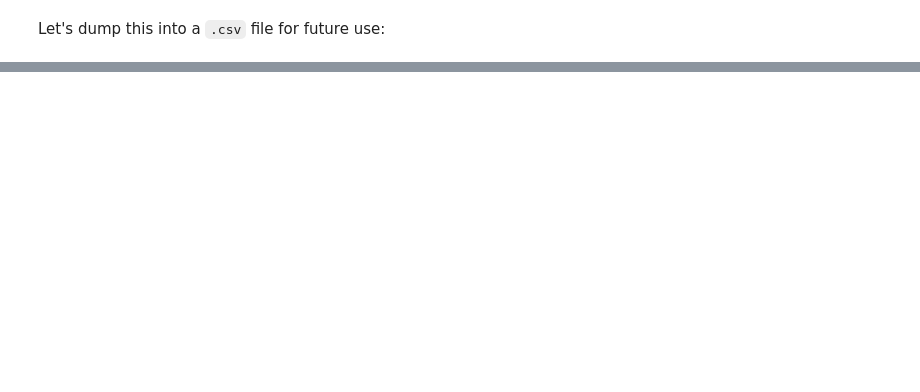
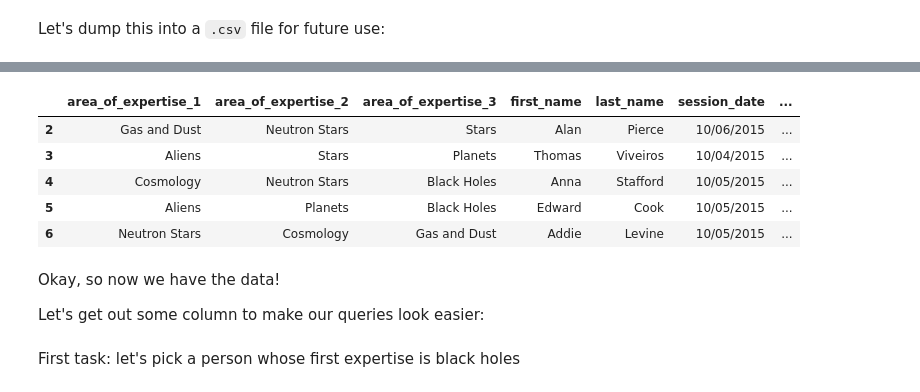
Before and after one commit to dhuppenkothen/ConferenceChairs, a Jupyter notebook: ConferenceChairSelection.ipynb, the cells around one changed output, grey strips where cells are left out. Cells and saved outputs as stored; diff of their text form; code cells hidden in the pictures; blank space fills up the shorter version.

```diff
--- a/ConferenceChairSelection.ipynb
+++ b/ConferenceChairSelection.ipynb
@@ -65,0 +102,13 @@ Let's dump this into a `.csv` file for future use:
+# %%
+df.head()
+# %% [output]
+|  | area_of_expertise_1 | area_of_expertise_2 | area_of_expertise_3 | first_name | last_name | session_date | ... |
+| 2 | Gas and Dust | Neutron Stars | Stars | Alan | Pierce | 10/06/2015 | ... |
+| 3 | Aliens | Stars | Planets | Thomas | Viveiros | 10/04/2015 | ... |
+| 4 | Cosmology | Neutron Stars | Black Holes | Anna | Stafford | 10/05/2015 | ... |
+| 5 | Aliens | Planets | Black Holes | Edward | Cook | 10/05/2015 | ... |
+| 6 | Neutron Stars | Cosmology | Gas and Dust | Addie | Levine | 10/05/2015 | ... |
+# %% [markdown]
+Okay, so now we have the data!
+
+Let's get out some column to make our queries look easier:
@@ -65,0 +123,2 @@ Let's dump this into a `.csv` file for future use:
+# %% [markdown]
+First task: let's pick a person whose first expertise is black holes
```
Also changed, not shown: parts of 23 cells of this notebook, 1 other file.
